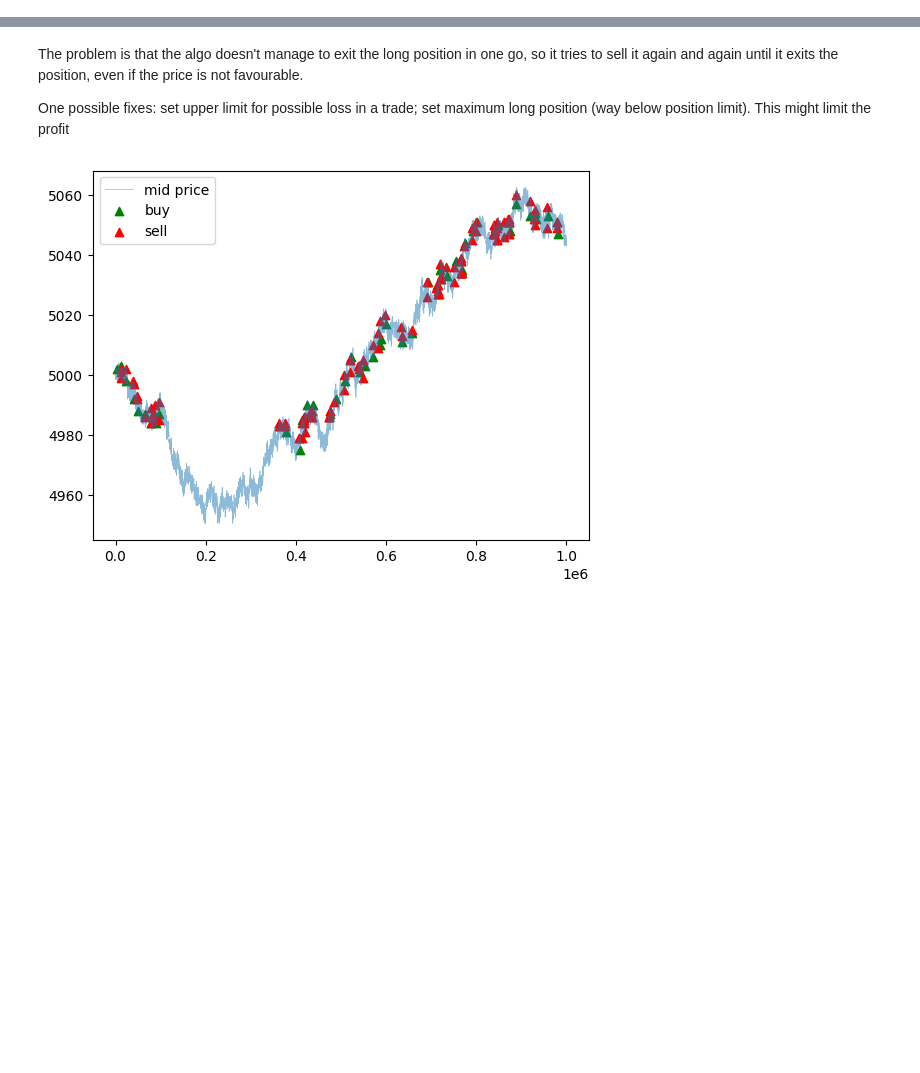
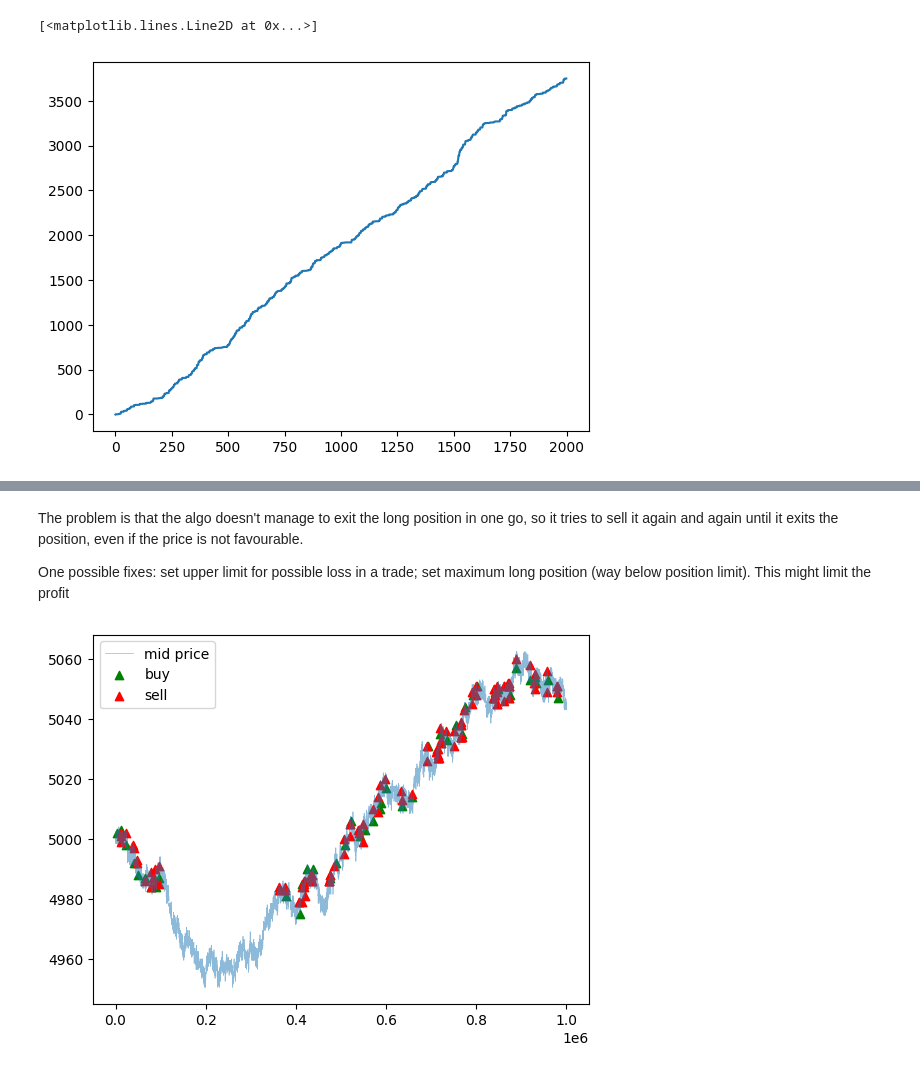
Before and after one commit to karinsim/Prosperity-2-backtester, a Jupyter notebook: round1/round1_pnl.ipynb, the cells around one changed output, grey strips where cells are left out. Saved outputs shown, nothing was run; the diff lists cells and outputs as text; code cells hidden in the pictures; blank space fills up the shorter version.

```diff
--- a/round1/round1_pnl.ipynb
+++ b/round1/round1_pnl.ipynb
@@ -10,0 +9,6 @@ ModuleNotFoundError: No module named 'datamodel'
+# %%
+mp = pd.read_csv("data/prices_day_-1_P3.txt", sep=";")
+st = mp.loc[mp["product"] == "KELP"]
+mp.loc[mp["product"] == "RAINFOREST_RESIN", "mid_price"] = (len(mp) - len(st)) * [10000]
+mp.loc[mp["product"] == "KELP", "mid_price"] = get_midprice_mm(st)
+timestamps = list(mp["timestamp"].unique())
@@ -11,10 +17,7 @@ ModuleNotFoundError: No module named 'datamodel'
 # %%
-mp = pd.read_csv("data/prices_day_-2.csv", sep=";")
-timestamps = list(mp["timestamp"].unique())
 ex = Exchange()
 trader = Trader()
 state = ex.state_start
-
 pnls = ex.iterate(timestamps, mp, trader,
-                extra_bot_orders="probabilistic", p=0.5, q=1.,
+                extra_bot_orders="probabilistic", p=0.5, q=0.1,
                 verbose=0, logging=True)
@@ -20,0 +42,5 @@ pnls = ex.iterate(timestamps, mp, trader,
+# %%
+plt.plot(pnls["RAINFOREST_RESIN"])
+# %% [output]
+[<matplotlib.lines.Line2D at 0x...>]
+[figure, added]
```
Also changed, not shown: parts of 23 cells of this notebook, 4 other files.
